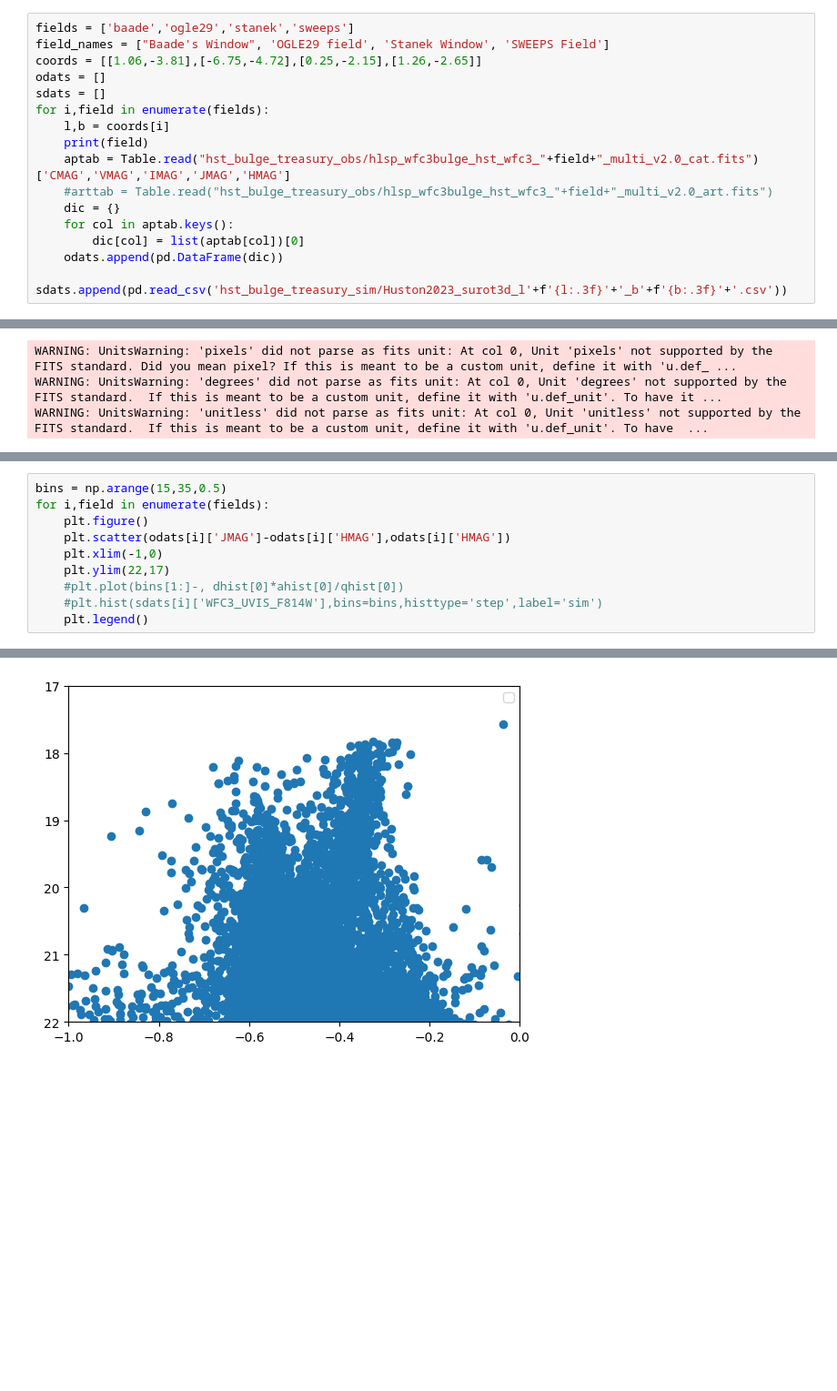
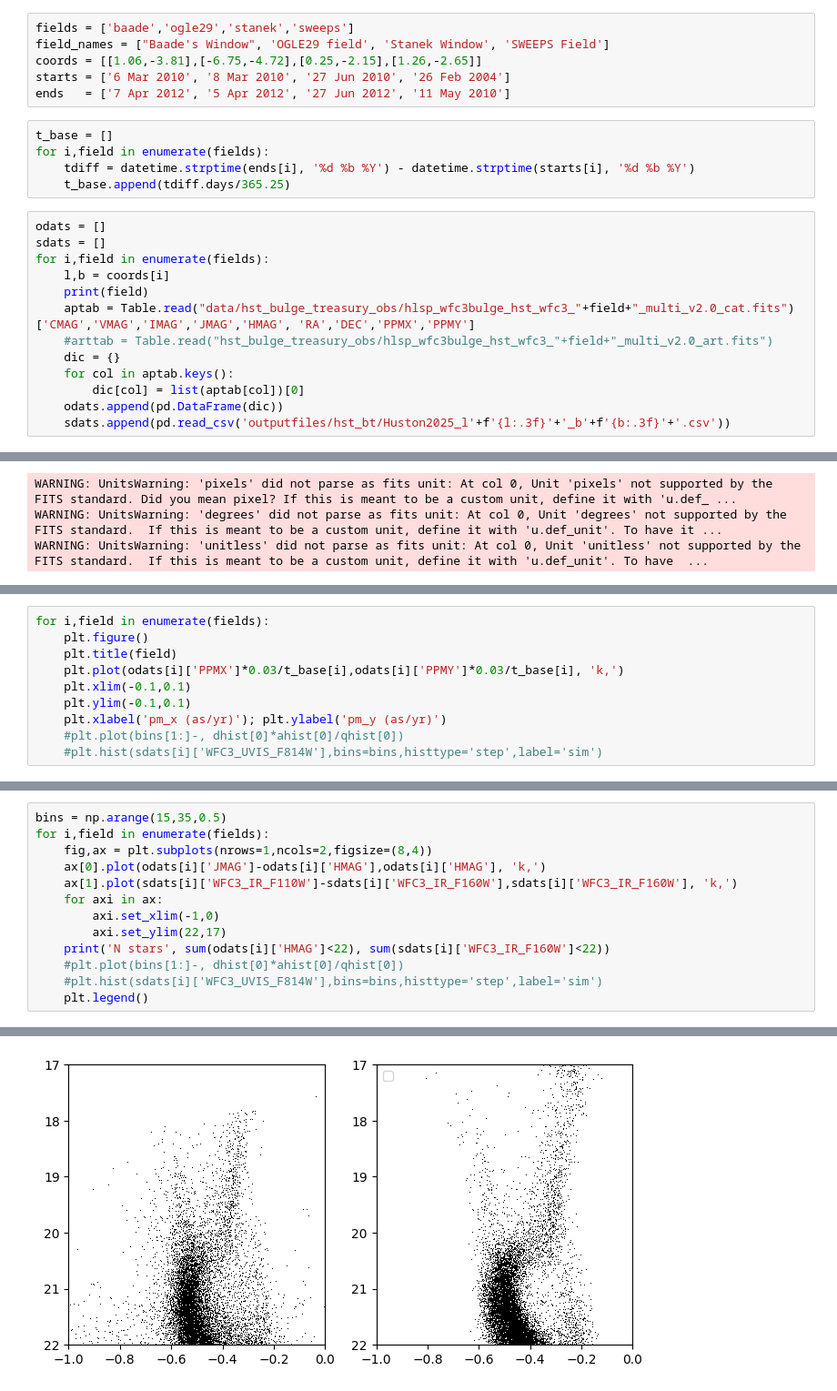
Before and after one commit to synthpop-galaxy/synthpop-model-eval, a Jupyter notebook: hst_bulge_treasury.ipynb, the cells around one changed output, grey strips where cells are left out. Shown at 91% size. Drawn from its saved outputs; the diff is of its cells as text; blank space fills up the shorter version.

```diff
--- a/hst_bulge_treasury.ipynb
+++ b/hst_bulge_treasury.ipynb
@@ -6,19 +115,27 @@ import matplotlib.pyplot as plt
+# %%
+fields = ['baade','ogle29','stanek','sweeps']
+field_names = ["Baade's Window", 'OGLE29 field', 'Stanek Window', 'SWEEPS Field']
+coords = [[1.06,-3.81],[-6.75,-4.72],[0.25,-2.15],[1.26,-2.65]]
+starts = ['6 Mar 2010', '8 Mar 2010', '27 Jun 2010', '26 Feb 2004']
+ends   = ['7 Apr 2012', '5 Apr 2012', '27 Jun 2012', '11 May 2010']
+# %%
+t_base = []
+for i,field in enumerate(fields):
+    tdiff = datetime.strptime(ends[i], '%d %b %Y') - datetime.strptime(starts[i], '%d %b %Y')
+    t_base.append(tdiff.days/365.25)
 # %%
-fields = ['baade','ogle29','stanek','sweeps']
-field_names = ["Baade's Window", 'OGLE29 field', 'Stanek Window', 'SWEEPS Field']
-coords = [[1.06,-3.81],[-6.75,-4.72],[0.25,-2.15],[1.26,-2.65]]
 odats = []
 sdats = []
 for i,field in enumerate(fields):
     l,b = coords[i]
     print(field)
-    aptab = Table.read("hst_bulge_treasury_obs/hlsp_wfc3bulge_hst_wfc3_"+field+"_multi_v2.0_cat.fits")['CMAG','VMAG','IMAG','JMAG','HMAG']
+    aptab = Table.read("data/hst_bulge_treasury_obs/hlsp_wfc3bulge_hst_wfc3_"+field+"_multi_v2.0_cat.fits")['CMAG','VMAG','IMAG','JMAG','HMAG', 'RA','DEC','PPMX','PPMY']
     #arttab = Table.read("hst_bulge_treasury_obs/hlsp_wfc3bulge_hst_wfc3_"+field+"_multi_v2.0_art.fits")
     dic = {}
     for col in aptab.keys():
         dic[col] = list(aptab[col])[0]
     odats.append(pd.DataFrame(dic))
-    sdats.append(pd.read_csv('hst_bulge_treasury_sim/Huston2023_surot3d_l'+f'{l:.3f}'+'_b'+f'{b:.3f}'+'.csv'))
+    sdats.append(pd.read_csv('outputfiles/hst_bt/Huston2025_l'+f'{l:.3f}'+'_b'+f'{b:.3f}'+'.csv'))
 # %% [output]
 baade
 WARNING: UnitsWarning: 'pixels' did not parse as fits unit: At col 0, Unit 'pixels' not supported by the FITS standard. Did you mean pixel? If this is meant to be a custom unit, define it with 'u.def_ ...
@@ -94,0 +212,10 @@ plt.savefig('hst_bulgetreasury_example.pdf')
+# %%
+for i,field in enumerate(fields):
+    plt.figure()
+    plt.title(field)
+    plt.plot(odats[i]['PPMX']*0.03/t_base[i],odats[i]['PPMY']*0.03/t_base[i], 'k,')
+    plt.xlim(-0.1,0.1)
+    plt.ylim(-0.1,0.1)
+    plt.xlabel('pm_x (as/yr)'); plt.ylabel('pm_y (as/yr)')
+    #plt.plot(bins[1:]-, dhist[0]*ahist[0]/qhist[0])
+    #plt.hist(sdats[i]['WFC3_UVIS_F814W'],bins=bins,histtype='step',label='sim')
@@ -95,10 +227,13 @@ plt.savefig('hst_bulgetreasury_example.pdf')
 # %%
 bins = np.arange(15,35,0.5)
 for i,field in enumerate(fields):
-    plt.figure()
-    plt.scatter(odats[i]['JMAG']-odats[i]['HMAG'],odats[i]['HMAG'])
-    plt.xlim(-1,0)
-    plt.ylim(22,17)
+    fig,ax = plt.subplots(nrows=1,ncols=2,figsize=(8,4))
+    ax[0].plot(odats[i]['JMAG']-odats[i]['HMAG'],odats[i]['HMAG'], 'k,')
+    ax[1].plot(sdats[i]['WFC3_IR_F110W']-sdats[i]['WFC3_IR_F160W'],sdats[i]['WFC3_IR_F160W'], 'k,')
+    for axi in ax:
+        axi.set_xlim(-1,0)
+        axi.set_ylim(22,17)
+    print('N stars', sum(odats[i]['HMAG']<22), sum(sdats[i]['WFC3_IR_F160W']<22))
     #plt.plot(bins[1:]-, dhist[0]*ahist[0]/qhist[0])
     #plt.hist(sdats[i]['WFC3_UVIS_F814W'],bins=bins,histtype='step',label='sim')
     plt.legend()
@@ -106 +245 @@ for i,field in enumerate(fields):
-[figure, old version]
+[figure, new version]
```
Also changed, not shown: parts of 12 cells of this notebook, 1 other file.
